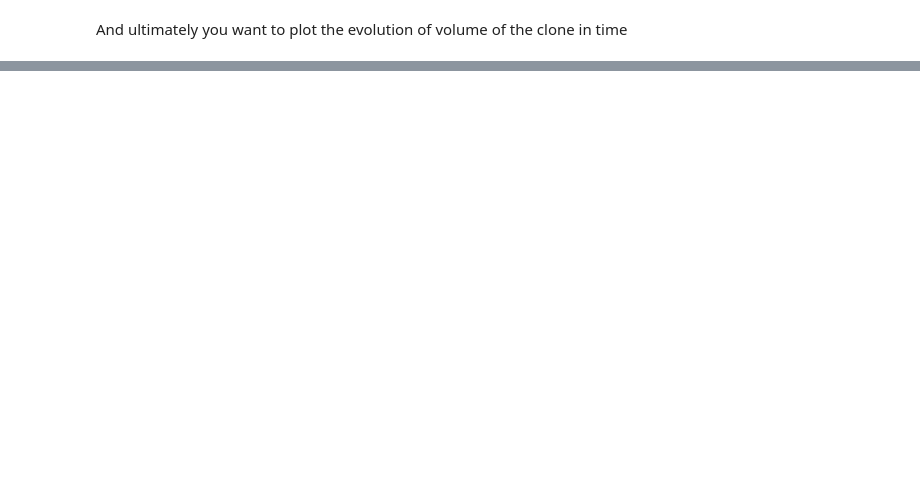
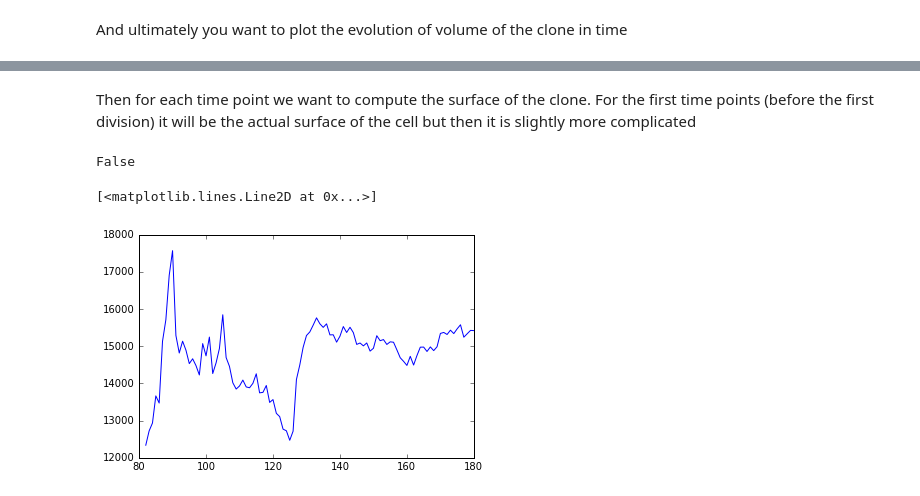
Before and after one commit to itsmeleo/qbio2016-ascidians, a Jupyter notebook: Tutorial.ipynb, the cells around one changed output, grey strips where cells are left out. Cells and saved outputs as stored; diff of their text form; code cells hidden in the pictures; blank space fills up the shorter version.

```diff
--- a/Tutorial.ipynb
+++ b/Tutorial.ipynb
@@ -478,0 +471,39 @@ False
+# %% [markdown]
+Then for each time point we want to compute the surface of the clone.
+For the first time points (before the first division) it will be the actual surface of the cell but then it is slightly more complicated
+# %%
+clonal_cell_surface = {}
+
+result = {82: 12338.0, 83: 12722.0, 84: 12935.0, 85: 13664.0, 86: 13472.0,
+          87: 15131.0, 88: 15711.0, 89: 16906.0, 90: 17568.0, 91: 15289.0,
+          92: 14817.0, 93: 15135.0, 94: 14893.0, 95: 14532.0, 96: 14662.0,
+          97: 14478.0, 98: 14227.0, 99: 15070.0, 100: 14741.0, 101: 15245.0,
+          102: 14265.0, 103: 14552.0, 104: 14941.0, 105: 15845.0, 106: 14695.0,
+          107: 14457.0, 108: 14017.0, 109: 13848.0, 110: 13931.0, 111: 14089.0,
+          112: 13905.0, 113: 13883.0, 114: 14002.0, 115: 14258.0, 116: 13746.0,
+          117: 13759.0, 118: 13944.0, 119: 13489.0, 120: 13565.0, 121: 13195.0,
+          122: 13107.0, 123: 12771.0, 124: 12726.0, 125: 12471.0, 126: 12715.0,
+          127: 14105.0, 128: 14495.0, 129: 14969.0, 130: 15287.0, 131: 15384.0,
+          132: 15566.0, 133: 15762.0, 134: 15603.0, 135: 15506.0, 136: 15601.0,
+          137: 15304.0, 138: 15307.0, 139: 15109.0, 140: 15268.0, 141: 15528.0,
+          142: 15369.0, 143: 15509.0, 144: 15365.0, 145: 15048.0, 146: 15086.0,
+          147: 15009.0, 148: 15087.0, 149: 14868.0, 150: 14944.0, 151: 15282.0,
+          152: 15148.0, 153: 15178.0, 154: 15047.0, 155: 15117.0, 156: 15107.0,
+          157: 14902.0, 158: 14690.0, 159: 14593.0, 160: 14483.0, 161: 14728.0,
+          162: 14493.0, 163: 14749.0, 164: 14974.0, 165: 14976.0, 166: 14858.0,
+          167: 14981.0, 168: 14881.0, 169: 14985.0, 170: 15343.0, 171: 15370.0,
+          172: 15315.0, 173: 15431.0, 174: 15339.0, 175: 15466.0, 176: 15576.0,
+          177: 15242.0, 178: 15334.0, 179: 15425.0, 180: 15419.0}
+
+if result == clonal_cell_surface:
+    print("Correct")
+else:
+    print("False")
+# %% [output]
+False
+# %%
+time = sorted(result.keys())
+plt.plot(time, [result[t] for t in time])
+# %% [output]
+[<matplotlib.lines.Line2D at 0x...>]
+[figure, added]
```
Also changed, not shown: parts of 21 cells of this notebook, 1 other file.
